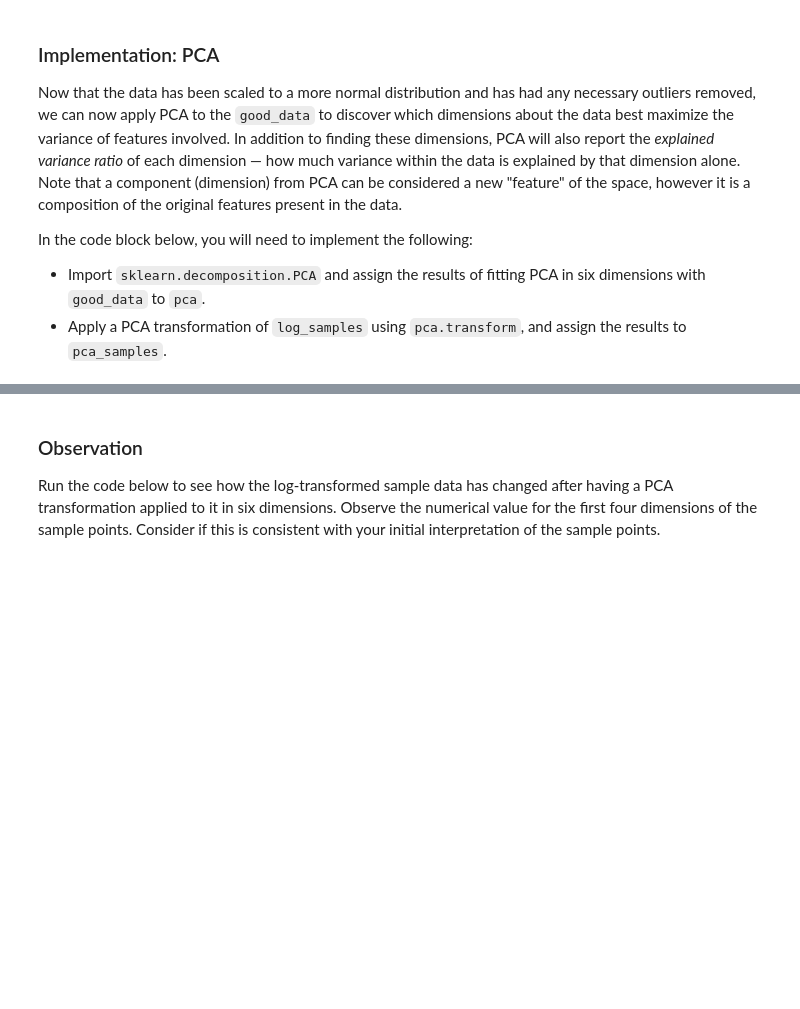
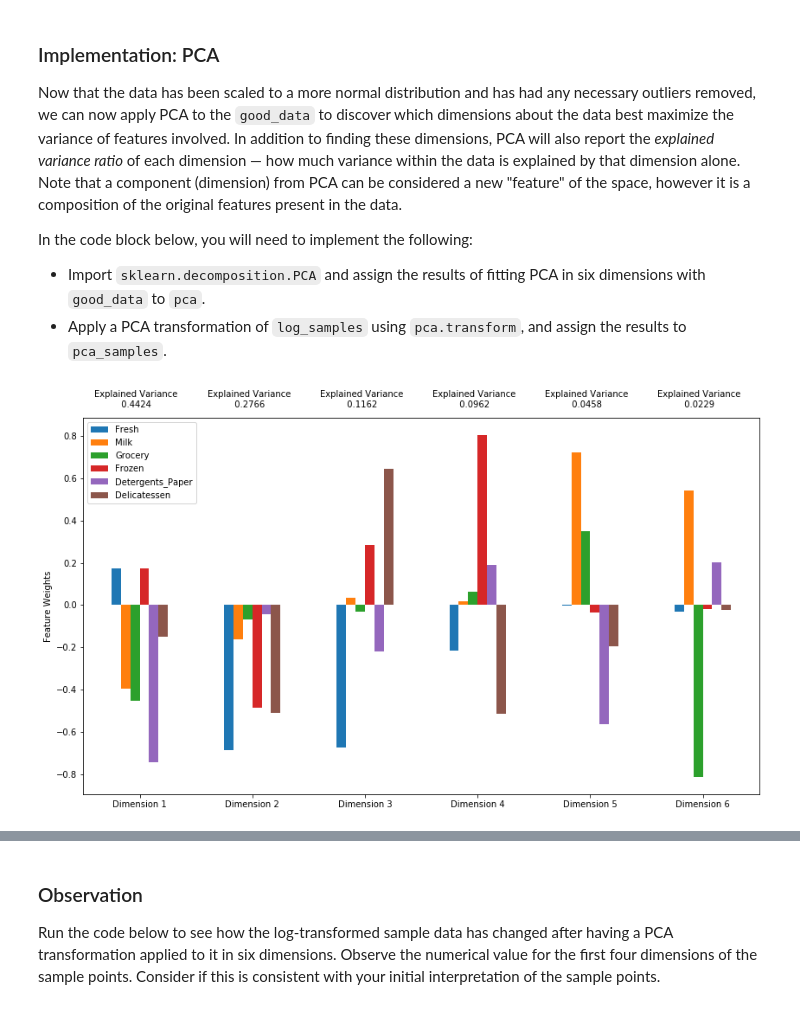
Before and after one commit to markbastian/machine-learning, a Jupyter notebook: projects/customer_segments/customer_segments.ipynb, the cells around one changed output, grey strips where cells are left out. Saved outputs shown, nothing was run; the diff lists cells and outputs as text; code cells hidden in the pictures; blank space fills up the shorter version.

```diff
--- a/projects/customer_segments/customer_segments.ipynb
+++ b/projects/customer_segments/customer_segments.ipynb
@@ -370,11 +383,18 @@ In the code block below, you will need to implement the following:
  - Import `sklearn.decomposition.PCA` and assign the results of fitting PCA in six dimensions with `good_data` to `pca`.
  - Apply a PCA transformation of `log_samples` using `pca.transform`, and assign the results to `pca_samples`.
 # %%
+from sklearn.decomposition import PCA
+
 # TODO: Apply PCA by fitting the good data with the same number of dimensions as features
-pca = None
+# https://scikit-learn.org/stable/modules/generated/sklearn.decomposition.PCA.html
+# Also see https://scikit-learn.org/stable/modules/decomposition.html#pca
+pca = PCA(n_components=6, random_state=42)
+pca.fit(good_data)
 
 # TODO: Transform log_samples using the PCA fit above
-pca_samples = None
+pca_samples = pca.transform(log_samples)
 
 # Generate PCA results plot
 pca_results = vs.pca_results(good_data, pca)
+# %% [output]
+[figure, added]
```
Also changed, not shown: parts of 32 cells of this notebook, 1 other file.
